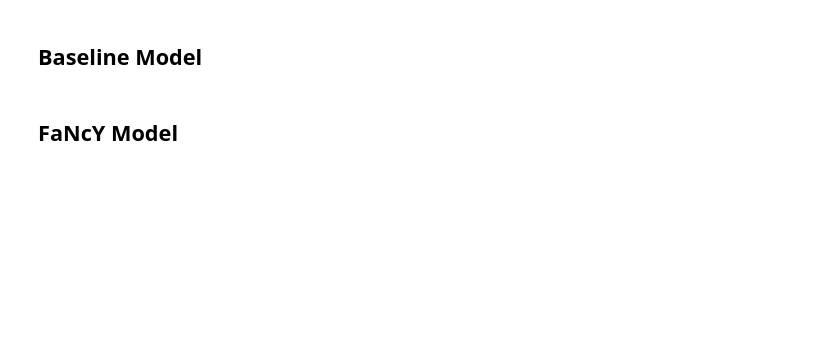
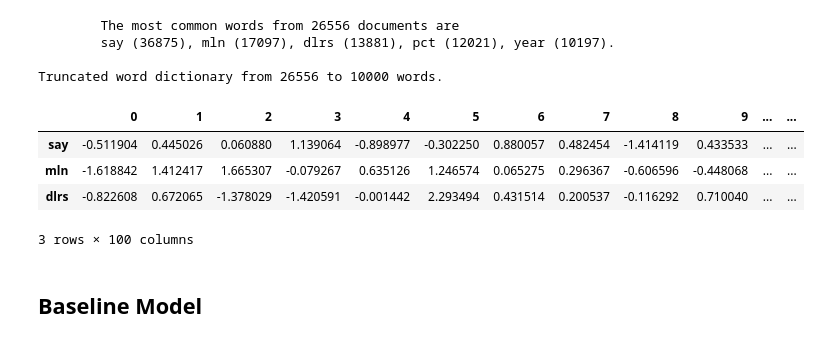
Before and after one commit to sarinac/reuters-21578-text-categorization, a Jupyter notebook: src/nb03_baseline_models.ipynb, the cells around one changed output. Saved outputs shown, nothing was run; the diff lists cells and outputs as text; code cells hidden in the pictures; blank space fills up the shorter version.

```diff
--- a/src/nb03_baseline_models.ipynb
+++ b/src/nb03_baseline_models.ipynb
@@ -9,0 +10,7 @@ s3 = boto3.client("s3",
+# %%
+# Load data
+v_train_X = json.loads(get_from_s3(BUCKET, f"{DATA_PROCESSED_PREFIX}vectorized/train_X.json"))
+train_Y = json.loads(get_from_s3(BUCKET, f"{DATA_PROCESSED_PREFIX}vectorized/train_Y.json"))
+
+v_test_X = json.loads(get_from_s3(BUCKET, f"{DATA_PROCESSED_PREFIX}vectorized/test_X.json"))
+test_Y = json.loads(get_from_s3(BUCKET, f"{DATA_PROCESSED_PREFIX}vectorized/test_Y.json"))
@@ -9,0 +26,32 @@ s3 = boto3.client("s3",
+# %%
+# Train the Word2Vec model with words in our training data
+model = gensim.models.Word2Vec(sentences=v_train_X)
+
+# model.wv.most_similar('corn', topn=4)  # Top 4 similar words to corn
+# %%
+# Get vocab list from our prior bag of words
+word_dict = generate_bow(v_train_X)
+
+# Get corresponding vector for each word in the vocab
+vector_list = [model.wv[word] for word in word_dict if word in model.wv.index_to_key]
+
+# Create a list of the words corresponding to these vectors
+words_filtered = [word for word in word_dict if word in model.wv.index_to_key]
+
+# Zip the words together with their vector representations
+word_vec_zip = zip(words_filtered, vector_list)
+
+# Cast to a dict so we can turn it into a DataFrame
+word_vec_dict = dict(word_vec_zip)
+df = pd.DataFrame.from_dict(word_vec_dict, orient='index')
+df.head(3)
+# %% [output]
+        The most common words from 26556 documents are
+        say (36875), mln (17097), dlrs (13881), pct (12021), year (10197).
+
+Truncated word dictionary from 26556 to 10000 words.
+|  | 0 | 1 | 2 | 3 | 4 | 5 | 6 | 7 | 8 | 9 | ... | ... |
+| say | -0.511904 | 0.445026 | 0.060880 | 1.139064 | -0.898977 | -0.302250 | 0.880057 | 0.482454 | -1.414119 | 0.433533 | ... | ... |
+| mln | -1.618842 | 1.412417 | 1.665307 | -0.079267 | 0.635126 | 1.246574 | 0.065275 | 0.296367 | -0.606596 | -0.448068 | ... | ... |
+| dlrs | -0.822608 | 0.672065 | -1.378029 | -1.420591 | -0.001442 | 2.293494 | 0.431514 | 0.200537 | -0.116292 | 0.710040 | ... | ... |
+3 rows × 100 columns
@@ -15,4 +70,2 @@ test_Y = np.genfromtxt("data/test_Y.csv", delimiter=",")
 # %% [markdown]
 ## Baseline Model
-# %% [markdown]
-## FaNcY Model
```
Also changed, not shown: parts of 39 cells of this notebook, 17 other files.
